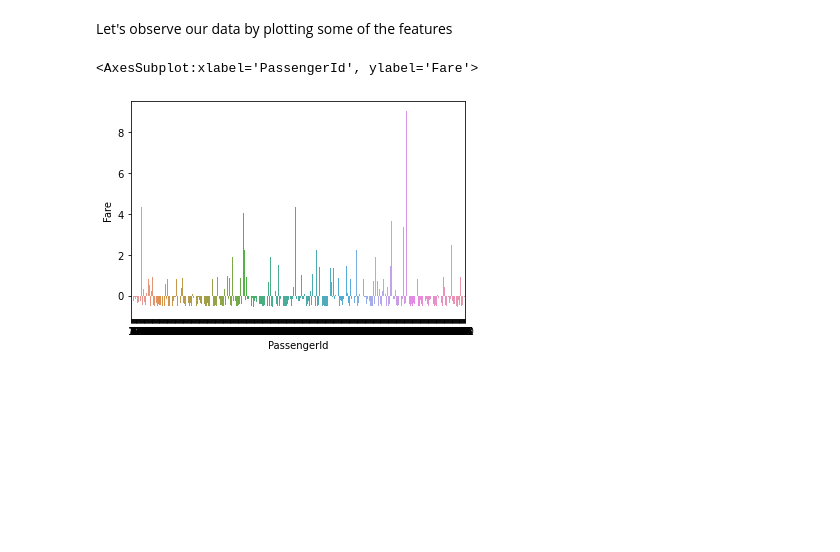
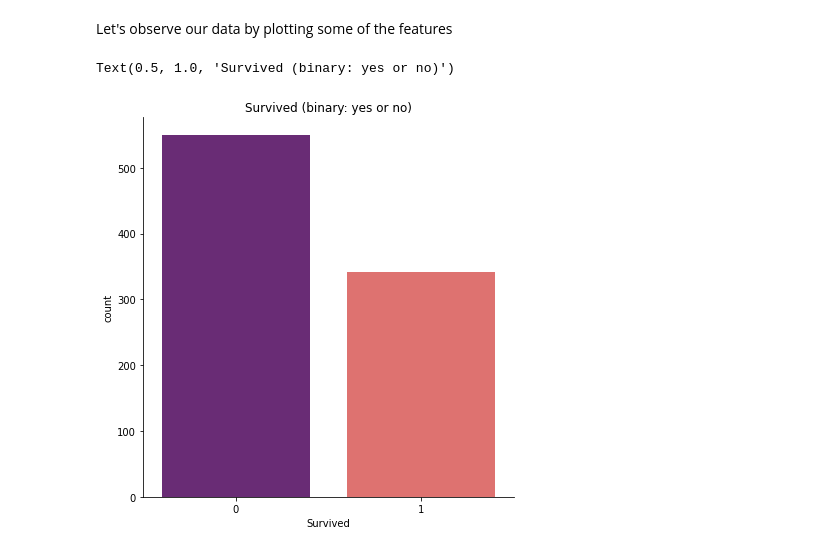
Before and after one commit to pmassouf/Titanic-Competition, a Jupyter notebook: titanic-competition.ipynb, the cells around one changed output. Drawn from its saved outputs; the diff is of its cells as text; code cells hidden in the pictures; blank space fills up the shorter version.

```diff
--- a/titanic-competition.ipynb
+++ b/titanic-competition.ipynb
@@ -204,7 +224,8 @@ display(titanic_train)
 # %% [markdown]
 Let's observe our data by plotting some of the features
-# %%
-sns.barplot(x='PassengerId', y='Fare', data=titanic_train)
-# %% [output]
-<AxesSubplot:xlabel='PassengerId', ylabel='Fare'>
-[figure, removed]
+# %%
+sns.catplot(x="Survived", kind="count",palette="magma", data=titanic_train, height = 6)
+plt.title("Survived (binary: yes or no)")
+# %% [output]
+Text(0.5, 1.0, 'Survived (binary: yes or no)')
+[figure, added]
```
Also changed, not shown: parts of 19 cells of this notebook.
